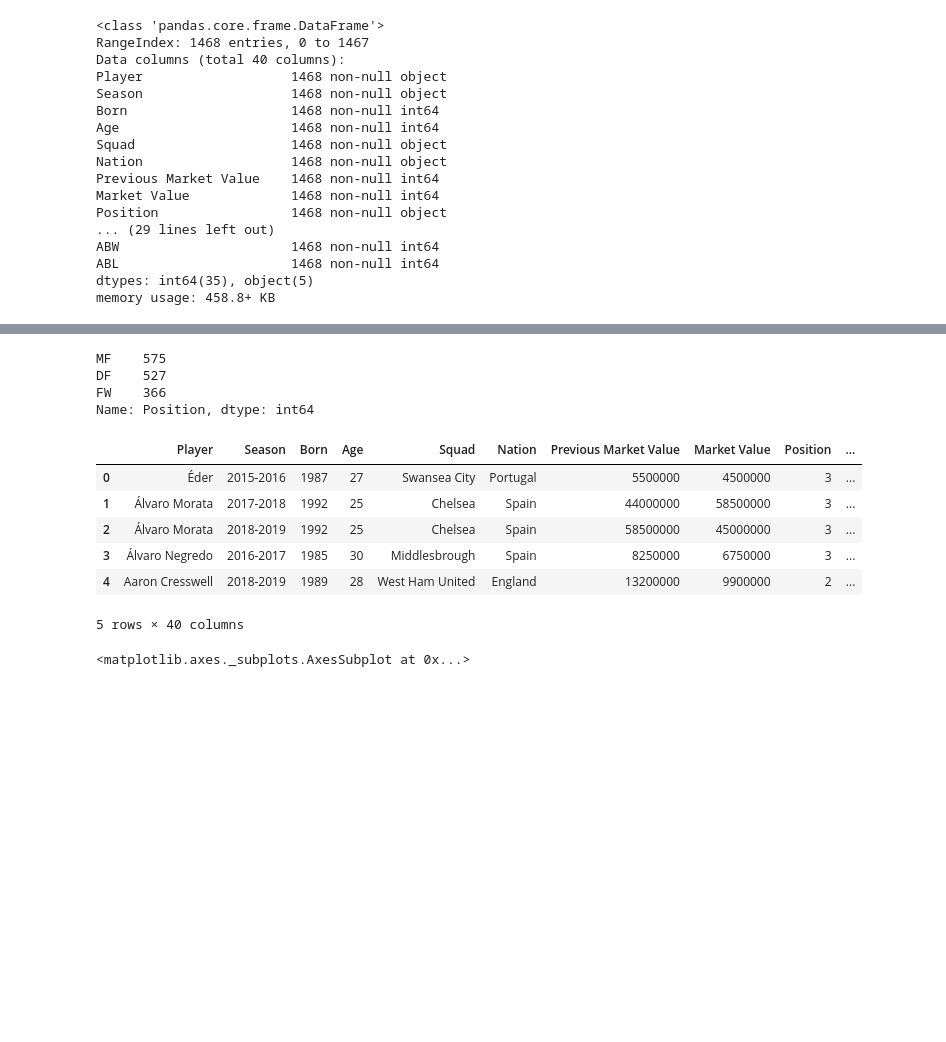
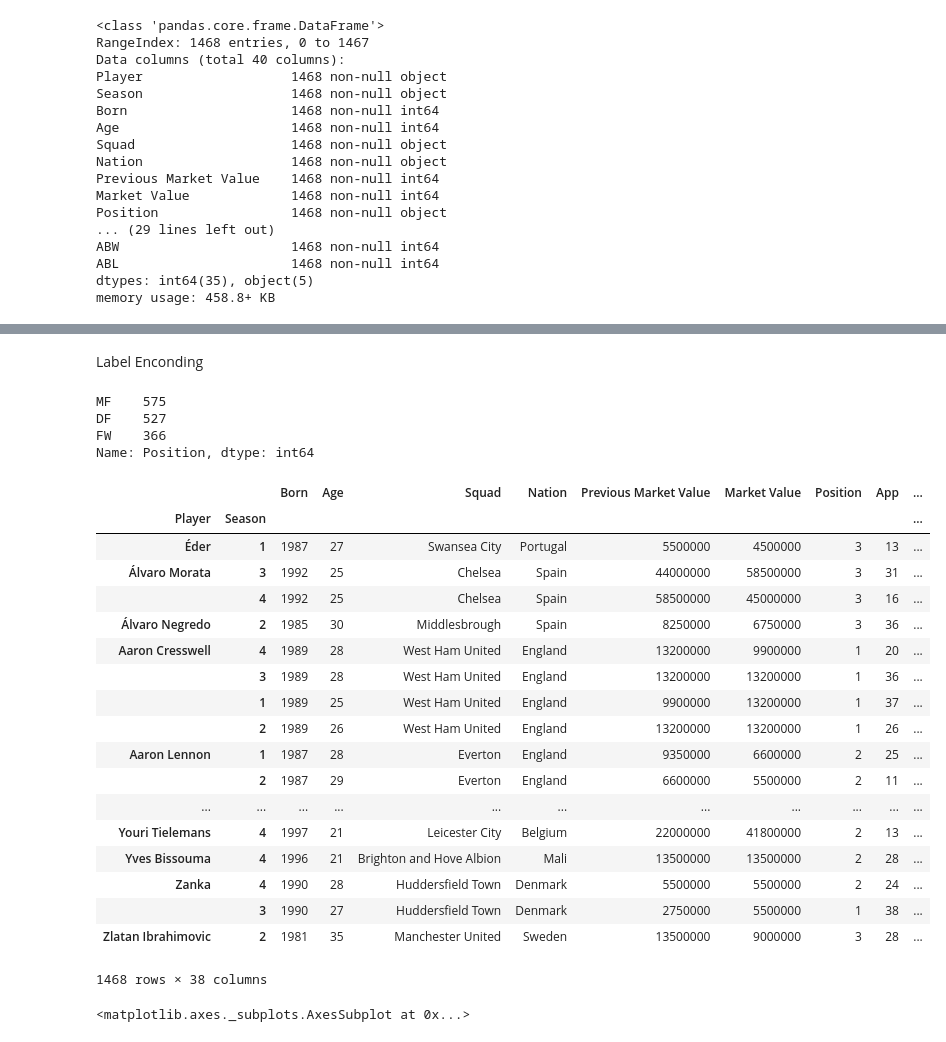
Before and after one commit to Femi-Ogunkola/EPL, a Jupyter notebook: EPL Data Analysis.ipynb, the cells around one changed output, grey strips where cells are left out. Cells and saved outputs as stored; diff of their text form; code cells hidden in the pictures; blank space fills up the shorter version.

```diff
--- a/EPL Data Analysis.ipynb
+++ b/EPL Data Analysis.ipynb
@@ -38,3 +52,5 @@ memory usage: 458.8+ KB
+# %% [markdown]
+Label Enconding
 # %%
 epl['Position'].value_counts()
 # %% [output]
@@ -47,11 +60,0 @@ cleanup_position={"Position":{"MF":1,"DF":2,"FW":3}}
-# %%
-epl.replace(cleanup_position,inplace=True)
-epl.head()
-# %% [output]
-|  | Player | Season | Born | Age | Squad | Nation | Previous Market Value | Market Value | Position | ... |
-| 0 | Éder | 2015-2016 | 1987 | 27 | Swansea City | Portugal | 5500000 | 4500000 | 3 | ... |
-| 1 | Álvaro Morata | 2017-2018 | 1992 | 25 | Chelsea | Spain | 44000000 | 58500000 | 3 | ... |
-| 2 | Álvaro Morata | 2018-2019 | 1992 | 25 | Chelsea | Spain | 58500000 | 45000000 | 3 | ... |
-| 3 | Álvaro Negredo | 2016-2017 | 1985 | 30 | Middlesbrough | Spain | 8250000 | 6750000 | 3 | ... |
-| 4 | Aaron Cresswell | 2018-2019 | 1989 | 28 | West Ham United | England | 13200000 | 9900000 | 2 | ... |
-5 rows × 40 columns
@@ -58,3 +65,27 @@ epl.head()
+# %%
+epl.head()
+epl.set_index(["Player","Season"])
+#epl.sort_values(by=['Season','Player'],axis=0)
+# %% [output]
+|  |  | Born | Age | Squad | Nation | Previous Market Value | Market Value | Position | App | ... |
+| Player | Season |  |  |  |  |  |  |  |  | ... |
+| Éder | 1 | 1987 | 27 | Swansea City | Portugal | 5500000 | 4500000 | 3 | 13 | ... |
+| Álvaro Morata | 3 | 1992 | 25 | Chelsea | Spain | 44000000 | 58500000 | 3 | 31 | ... |
+|  | 4 | 1992 | 25 | Chelsea | Spain | 58500000 | 45000000 | 3 | 16 | ... |
+| Álvaro Negredo | 2 | 1985 | 30 | Middlesbrough | Spain | 8250000 | 6750000 | 3 | 36 | ... |
+| Aaron Cresswell | 4 | 1989 | 28 | West Ham United | England | 13200000 | 9900000 | 1 | 20 | ... |
+|  | 3 | 1989 | 28 | West Ham United | England | 13200000 | 13200000 | 1 | 36 | ... |
+|  | 1 | 1989 | 25 | West Ham United | England | 9900000 | 13200000 | 1 | 37 | ... |
+|  | 2 | 1989 | 26 | West Ham United | England | 13200000 | 13200000 | 1 | 26 | ... |
+| Aaron Lennon | 1 | 1987 | 28 | Everton | England | 9350000 | 6600000 | 2 | 25 | ... |
+|  | 2 | 1987 | 29 | Everton | England | 6600000 | 5500000 | 2 | 11 | ... |
+| ... | ... | ... | ... | ... | ... | ... | ... | ... | ... | ... |
+| Youri Tielemans | 4 | 1997 | 21 | Leicester City | Belgium | 22000000 | 41800000 | 2 | 13 | ... |
+| Yves Bissouma | 4 | 1996 | 21 | Brighton and Hove Albion | Mali | 13500000 | 13500000 | 2 | 28 | ... |
+| Zanka | 4 | 1990 | 28 | Huddersfield Town | Denmark | 5500000 | 5500000 | 2 | 24 | ... |
+|  | 3 | 1990 | 27 | Huddersfield Town | Denmark | 2750000 | 5500000 | 1 | 38 | ... |
+| Zlatan Ibrahimovic | 2 | 1981 | 35 | Manchester United | Sweden | 13500000 | 9000000 | 3 | 28 | ... |
+1468 rows × 38 columns
 # %%
 sns.heatmap(epl.drop(['Player', 'Season','Nation','Squad','Position'], axis = 1))
 # %% [output]
```
Also changed, not shown: parts of 25 cells of this notebook.
